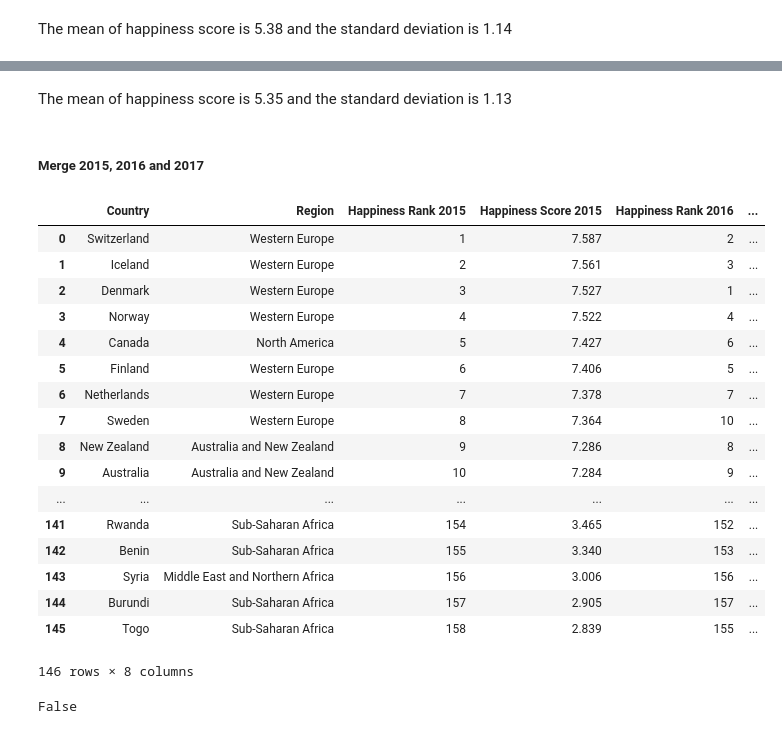
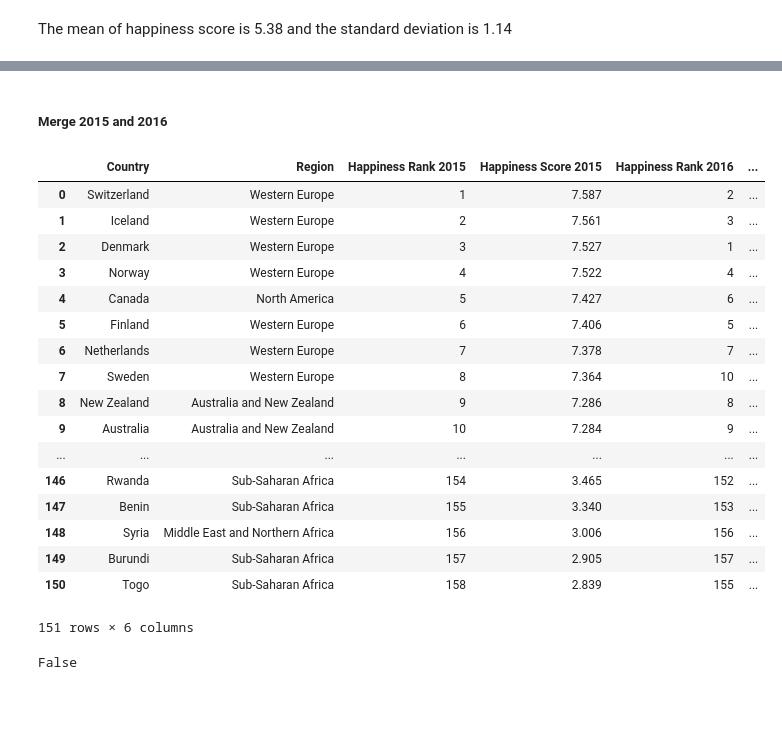
Before and after one commit to fsssa-iscteiulpt/FCD, a Jupyter notebook: Happiness.ipynb, the cells around one changed output, grey strips where cells are left out. Saved outputs shown, nothing was run; the diff lists cells and outputs as text; code cells hidden in the pictures; blank space fills up the shorter version.

```diff
--- a/Happiness.ipynb
+++ b/Happiness.ipynb
@@ -256,32 +193,29 @@ df_2017.describe()
-# %% [markdown]
-The mean of happiness score is 5.35 and the standard deviation is 1.13
 # %% [markdown]
-##### Merge 2015, 2016 and 2017
+##### Merge 2015 and 2016
 # %%
 df = pd.merge(df_2015[['Country','Region', 'Happiness Rank', 'Happiness Score']], df_2016[['Country','Region', 'Happiness Rank', 'Happiness Score']], how='inner', on='Country')
-df = pd.merge(df, df_2017[['Country', 'Happiness Rank', 'Happiness Score']], how='inner', on='Country')
 df = df.drop('Region_y', 1)
-df.columns = ['Country', 'Region', 'Happiness Rank 2015', 'Happiness Score 2015', 'Happiness Rank 2016', 'Happiness Score 2016', 'Happiness Rank 2017', 'Happiness Score 2017']
+df.columns = ['Country', 'Region', 'Happiness Rank 2015', 'Happiness Score 2015', 'Happiness Rank 2016', 'Happiness Score 2016']
 df
 # %% [output]
 |  | Country | Region | Happiness Rank 2015 | Happiness Score 2015 | Happiness Rank 2016 | ... |
 | 0 | Switzerland | Western Europe | 1 | 7.587 | 2 | ... |
 | 1 | Iceland | Western Europe | 2 | 7.561 | 3 | ... |
 | 2 | Denmark | Western Europe | 3 | 7.527 | 1 | ... |
 | 3 | Norway | Western Europe | 4 | 7.522 | 4 | ... |
 | 4 | Canada | North America | 5 | 7.427 | 6 | ... |
 | 5 | Finland | Western Europe | 6 | 7.406 | 5 | ... |
 | 6 | Netherlands | Western Europe | 7 | 7.378 | 7 | ... |
 | 7 | Sweden | Western Europe | 8 | 7.364 | 10 | ... |
 | 8 | New Zealand | Australia and New Zealand | 9 | 7.286 | 8 | ... |
 | 9 | Australia | Australia and New Zealand | 10 | 7.284 | 9 | ... |
 | ... | ... | ... | ... | ... | ... | ... |
-| 141 | Rwanda | Sub-Saharan Africa | 154 | 3.465 | 152 | ... |
-| 142 | Benin | Sub-Saharan Africa | 155 | 3.340 | 153 | ... |
-| 143 | Syria | Middle East and Northern Africa | 156 | 3.006 | 156 | ... |
-| 144 | Burundi | Sub-Saharan Africa | 157 | 2.905 | 157 | ... |
-| 145 | Togo | Sub-Saharan Africa | 158 | 2.839 | 155 | ... |
+| 146 | Rwanda | Sub-Saharan Africa | 154 | 3.465 | 152 | ... |
+| 147 | Benin | Sub-Saharan Africa | 155 | 3.340 | 153 | ... |
+| 148 | Syria | Middle East and Northern Africa | 156 | 3.006 | 156 | ... |
+| 149 | Burundi | Sub-Saharan Africa | 157 | 2.905 | 157 | ... |
+| 150 | Togo | Sub-Saharan Africa | 158 | 2.839 | 155 | ... |
-146 rows × 8 columns
+151 rows × 6 columns
 # %%
 df.isnull().values.any()
 # %% [output]
```
Also changed, not shown: parts of 37 cells of this notebook.
